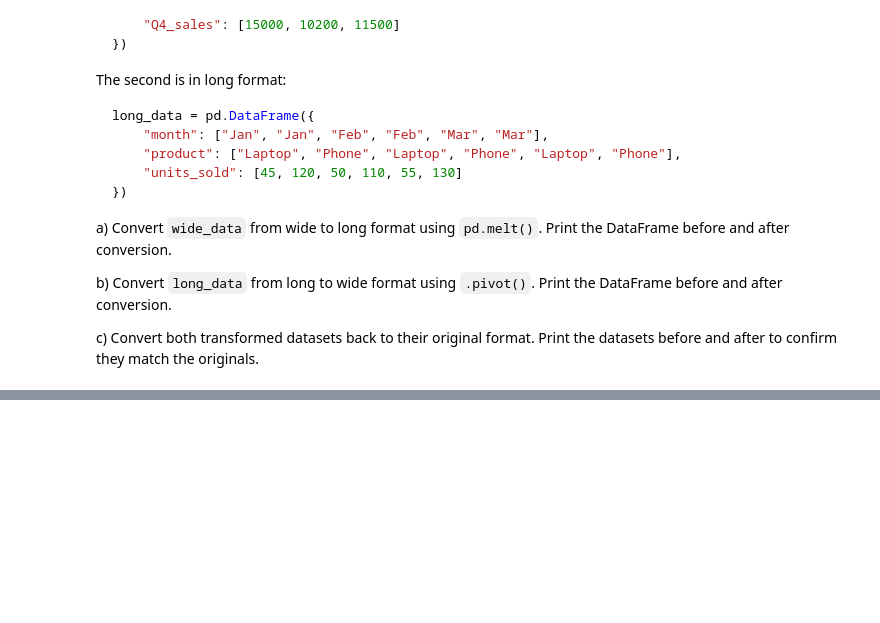
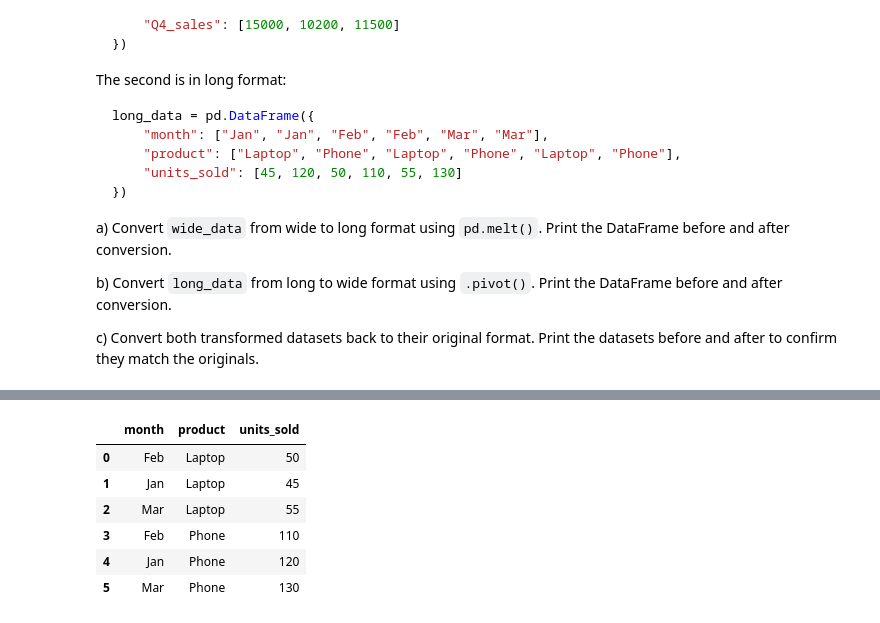
Before and after one commit to stavroulaalex/Python-BusinessIntelligence-Stav, a Jupyter notebook: assignments/assignment2/assignment2.ipynb, the cells around one changed output, grey strips where cells are left out. Drawn from its saved outputs; the diff is of its cells as text; code cells hidden in the pictures; blank space fills up the shorter version.

```diff
--- a/assignments/assignment2/assignment2.ipynb
+++ b/assignments/assignment2/assignment2.ipynb
@@ -458,3 +458,17 @@ a) Convert `wide_data` from wide to long format using `pd.melt()`. Print the Dat
 b) Convert `long_data` from long to wide format using `.pivot()`. Print the DataFrame before and after conversion.
 
 c) Convert both transformed datasets back to their original format. Print the datasets before and after to confirm they match the originals.
+# %%
+wide_data = pd.DataFrame({
+    "store": ["Helsinki", "Tampere", "Turku"],
+    "Q1_sales": [12000, 8500, 9200],
+    "Q2_sales": [13500, 9100, 9800],
+    "Q3_sales": [11800, 8800, 10100],
+    "Q4_sales": [15000, 10200, 11500]
+})
+
+long_data = pd.DataFrame({
+    "month": ["Jan", "Jan", "Feb", "Feb", "Mar", "Mar"],
+    "product": ["Laptop", "Phone", "Laptop", "Phone", "Laptop", "Phone"],
+    "units_sold": [45, 120, 50, 110, 55, 130]
+})
@@ -460,0 +507,7 @@ c) Convert both transformed datasets back to their original format. Print the da
+# %%
+#b)
+long_data_to_wide = long_data.pivot(
+    index="month",
+    columns="product",
+    values="units_sold"
+).rename_axis(columns=None).reset_index()
@@ -460,0 +533,4 @@ c) Convert both transformed datasets back to their original format. Print the da
+# %%
+#c
+wide_again = wide_data_to_long.pivot(index='store', columns='quarter', values='sales').rename_axis(columns=None).reset_index()
+long_again = long_data_to_wide.melt(id_vars='month', var_name='product', value_name='units_sold')
@@ -460,0 +546,10 @@ c) Convert both transformed datasets back to their original format. Print the da
+# %%
+long_again
+# %% [output]
+|  | month | product | units_sold |
+| 0 | Feb | Laptop | 50 |
+| 1 | Jan | Laptop | 45 |
+| 2 | Mar | Laptop | 55 |
+| 3 | Feb | Phone | 110 |
+| 4 | Jan | Phone | 120 |
+| 5 | Mar | Phone | 130 |
```
Also changed, not shown: parts of 3 cells of this notebook.
